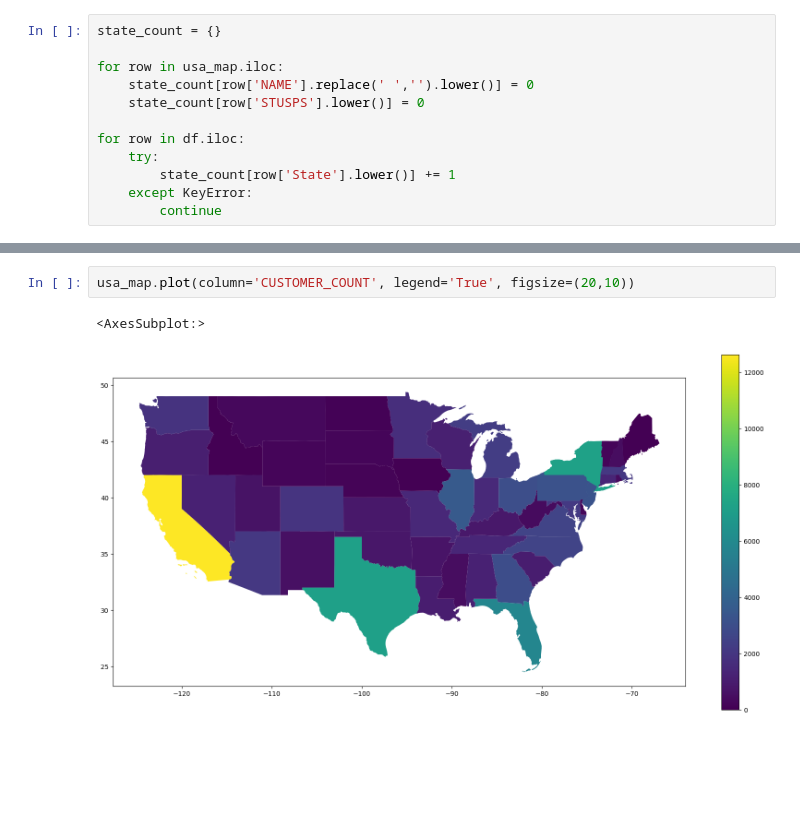
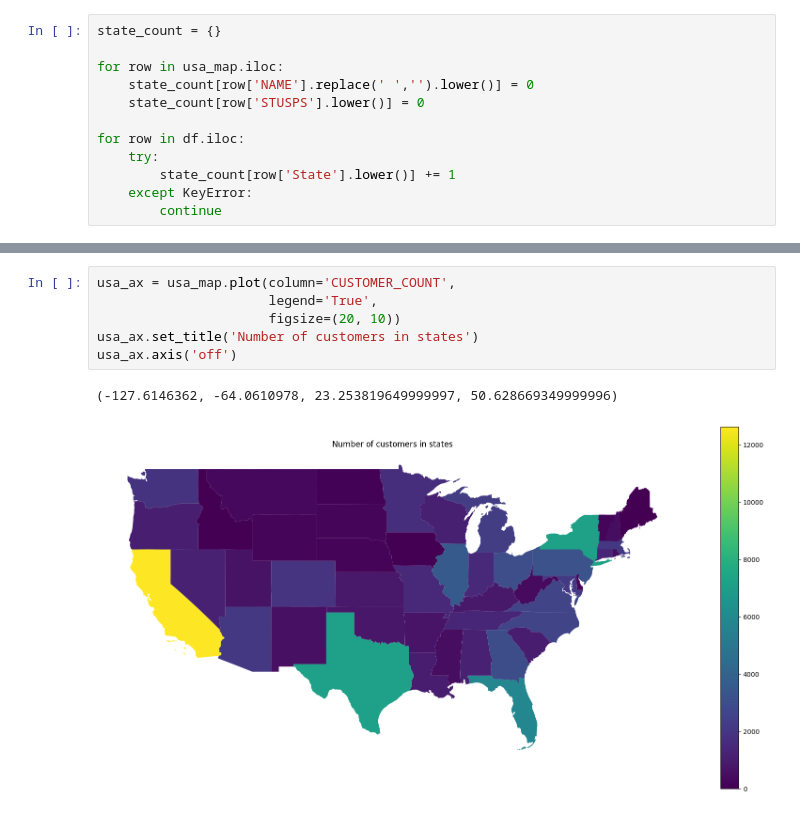
Before and after one commit to applesoju/MAiED, a Jupyter notebook: maied.ipynb, the cells around one changed output, grey strips where cells are left out. Drawn from its saved outputs; the diff is of its cells as text; blank space fills up the shorter version.

Commit message:
changed size of plots and formatted usa_map of customers

```diff
--- a/maied.ipynb
+++ b/maied.ipynb
@@ -138,5 +152,9 @@ usa_map
 # %%
-usa_map.plot(column='CUSTOMER_COUNT', legend='True', figsize=(20,10))
+usa_ax = usa_map.plot(column='CUSTOMER_COUNT',
+                      legend='True',
+                      figsize=(20, 10))
+usa_ax.set_title('Number of customers in states')
+usa_ax.axis('off')
 # %% [output]
-<AxesSubplot:>
+(-127.6146362, -64.0610978, 23.253819649999997, 50.628669349999996)
-[figure, old version]
+[figure, new version]
```
Also changed, not shown: parts of 11 cells of this notebook.
